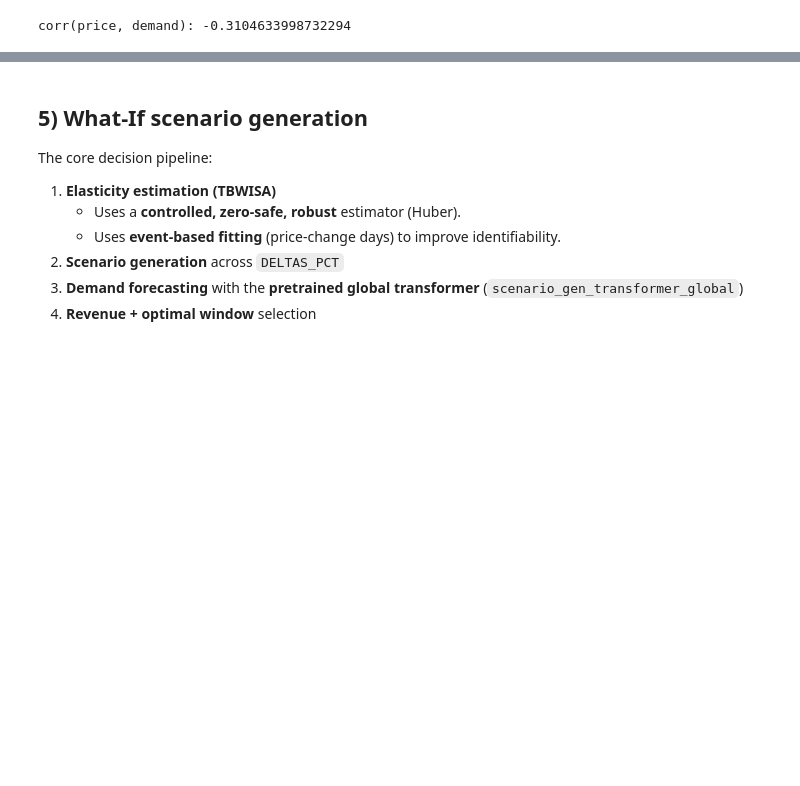
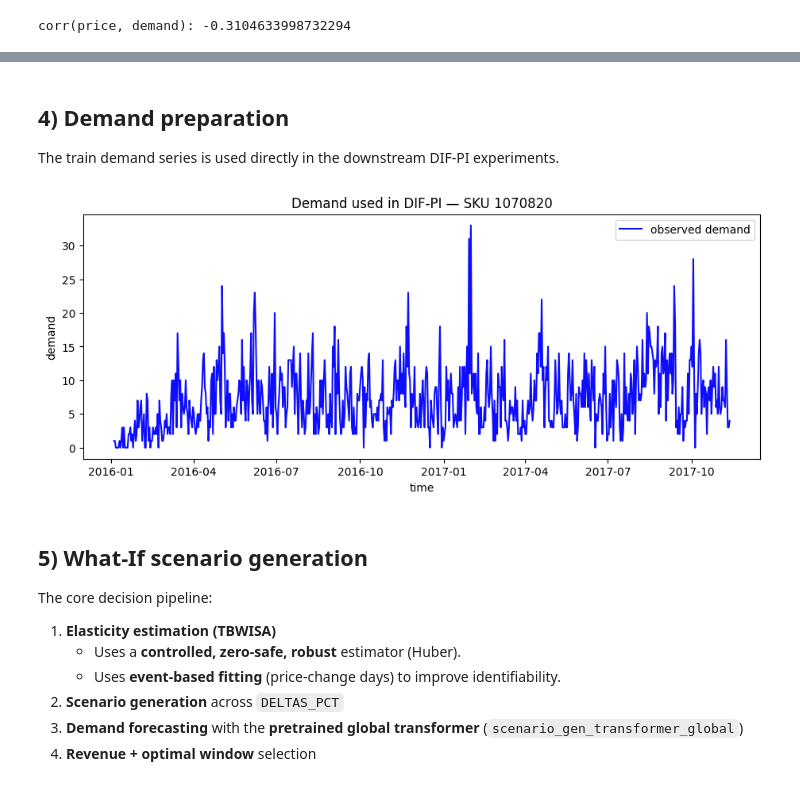
Before and after one commit to alexgrigoras/dif-pi, a Jupyter notebook: dif-pi.ipynb, the cells around one changed output, grey strips where cells are left out. Saved outputs shown, nothing was run; the diff lists cells and outputs as text; code cells hidden in the pictures; blank space fills up the shorter version.

```diff
--- a/dif-pi.ipynb
+++ b/dif-pi.ipynb
@@ -506,3 +398,27 @@ Zero-days (used):      20 of 679
+# %% [markdown]
+## 4) Demand preparation
+
+The train demand series is used directly in the downstream DIF-PI experiments.
+# %%
+# Demand preparation
+# Use the observed CASE_SKU train demand directly and keep a compatible interface
+# for the downstream DIF-PI cells.
+
+# Choose demand series for scenario generation
+
+base_price = sku_df_train[PRICE_COL].values.astype(float)
+base_demand = sku_df_train[DEMAND_COL].values.astype(float)
+time_train = pd.to_datetime(sku_df_train[TIME_COL]).values
+
+plt.figure(figsize=(11, 4))
+plt.plot(time_train, base_demand, label="observed demand", color="blue", alpha=0.95)
+plt.title(f"Demand used in DIF-PI — SKU {CASE_SKU}")
+plt.xlabel("time")
+plt.ylabel("demand")
+plt.legend()
+plt.show()
+# %% [output]
+[figure, added]
 # %% [markdown]
 ## 5) What-If scenario generation
 
```
Also changed, not shown: parts of 7 cells of this notebook.
